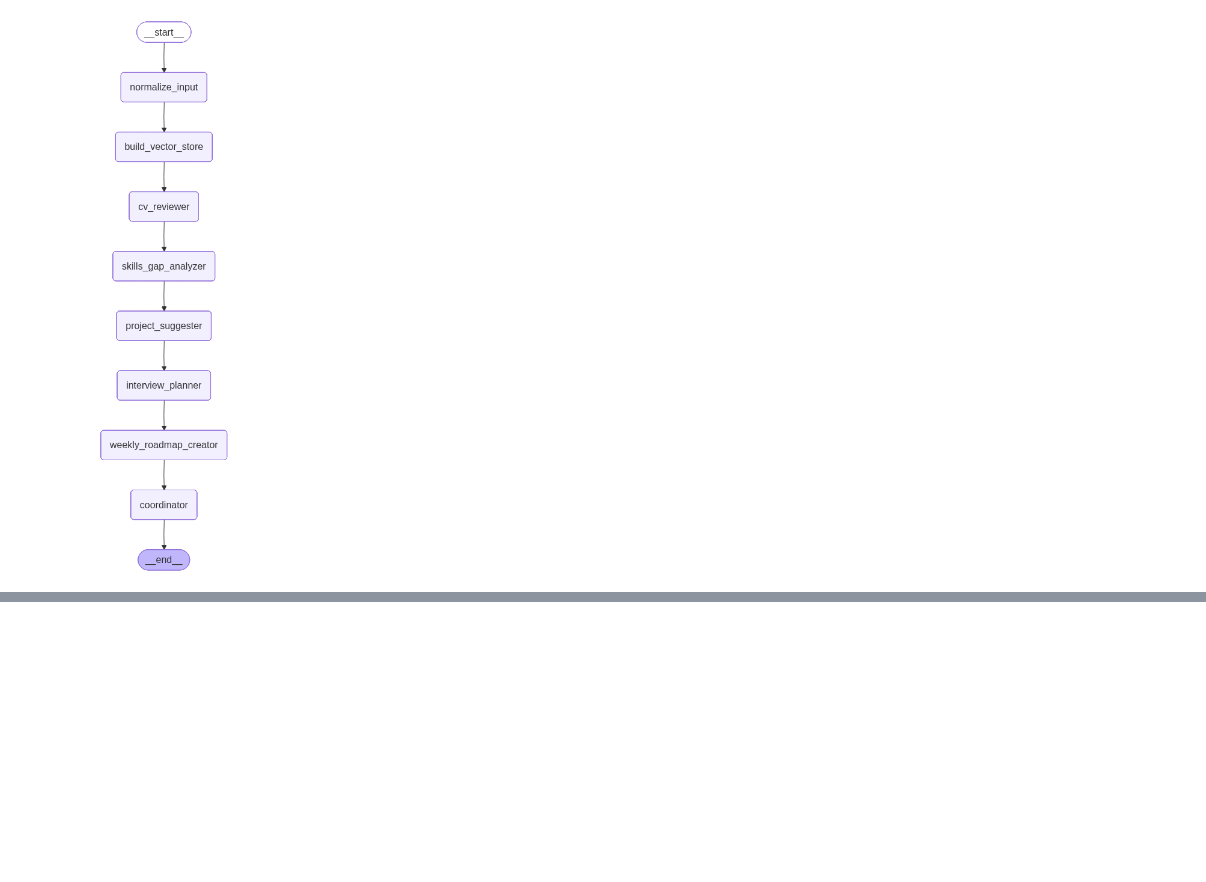
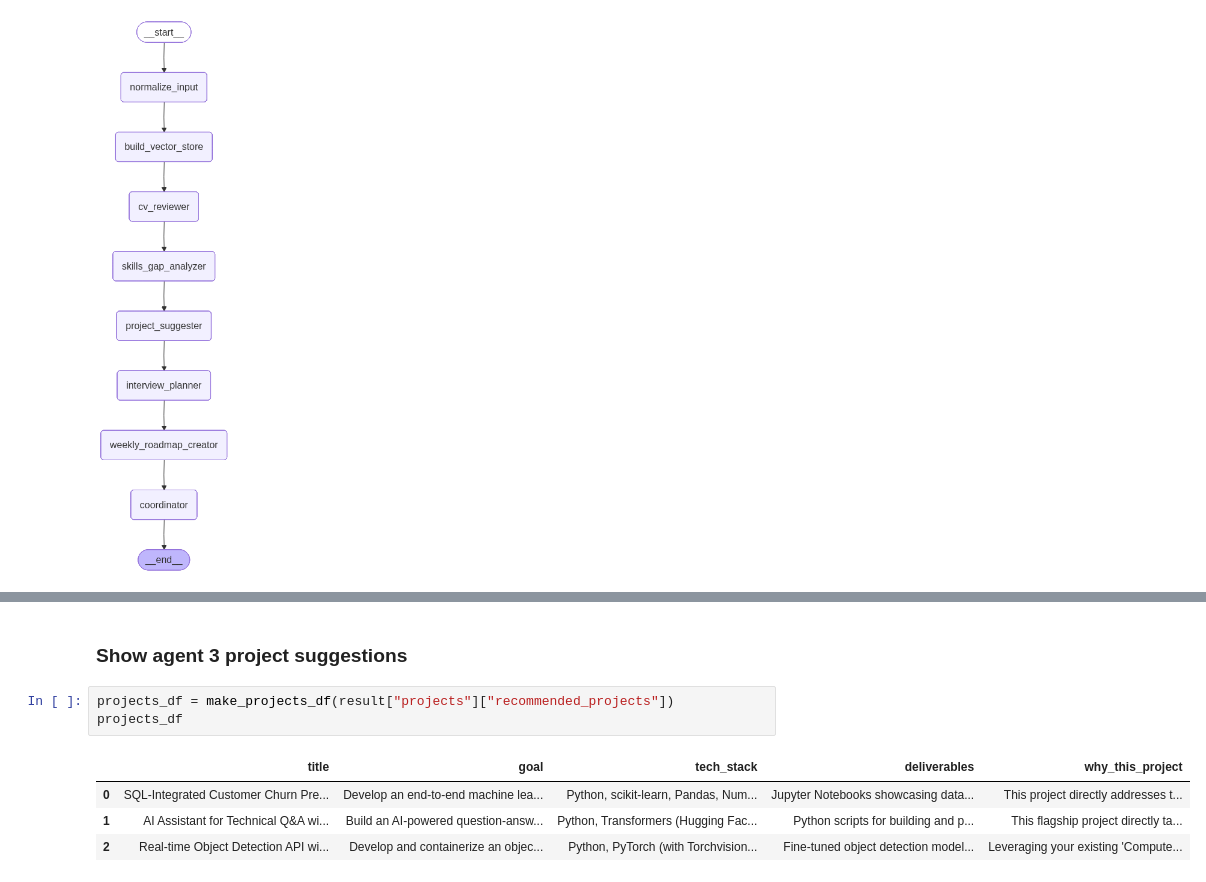
Before and after one commit to mdmohsin212/Generative-AI, a Jupyter notebook: Multi-Agent Career Assistant/Multi-Agent.ipynb, the cells around one changed output, grey strips where cells are left out. Saved outputs shown, nothing was run; the diff lists cells and outputs as text; blank space fills up the shorter version.

```diff
--- a/Multi-Agent Career Assistant/Multi-Agent.ipynb
+++ b/Multi-Agent Career Assistant/Multi-Agent.ipynb
@@ -864,0 +938,10 @@ print("Final Project Suggestions:", len(result["final_output"]["project_recommen
+# %% [markdown]
+### Show agent 3 project suggestions
+# %%
+projects_df = make_projects_df(result["projects"]["recommended_projects"])
+projects_df
+# %% [output]
+|  | title | goal | tech_stack | deliverables | why_this_project |
+| 0 | SQL-Integrated Customer Churn Pre... | Develop an end-to-end machine lea... | Python, scikit-learn, Pandas, Num... | Jupyter Notebooks showcasing data... | This project directly addresses t... |
+| 1 | AI Assistant for Technical Q&A wi... | Build an AI-powered question-answ... | Python, Transformers (Hugging Fac... | Python scripts for building and p... | This flagship project directly ta... |
+| 2 | Real-time Object Detection API wi... | Develop and containerize an objec... | Python, PyTorch (with Torchvision... | Fine-tuned object detection model... | Leveraging your existing 'Compute... |
```
Also changed, not shown: parts of 13 cells of this notebook.
